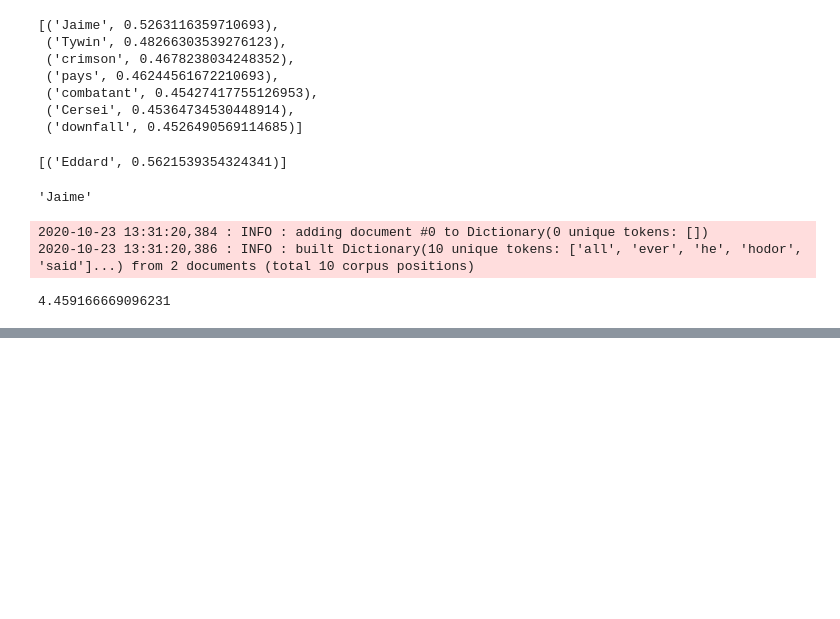
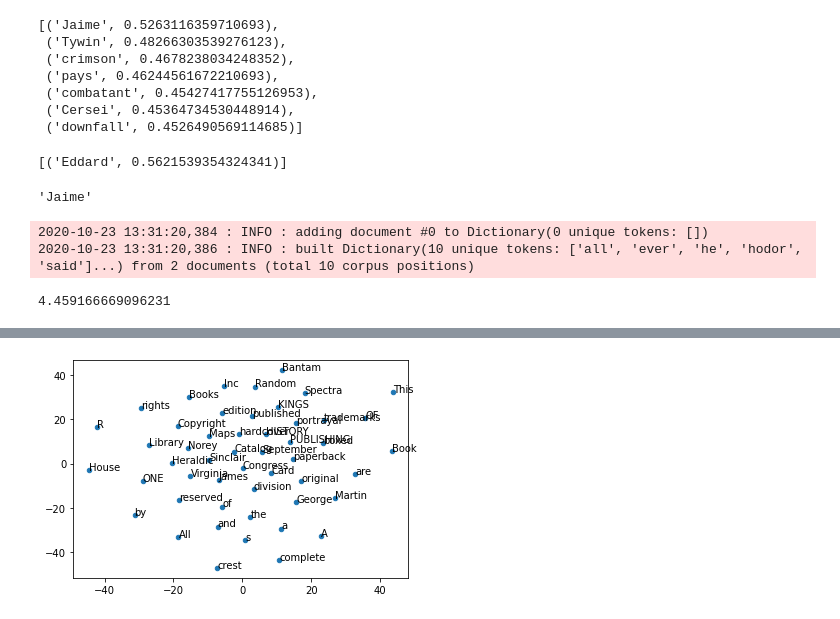
Before and after one commit to patrickodermatt/kbds, a Jupyter notebook: GOT/Thrones2Vec.ipynb, the cells around one changed output, grey strips where cells are left out. Saved outputs shown, nothing was run; the diff lists cells and outputs as text; code cells hidden in the pictures; blank space fills up the shorter version.

```diff
--- a/GOT/Thrones2Vec.ipynb
+++ b/GOT/Thrones2Vec.ipynb
@@ -425,3 +429,43 @@ print(similarity)
 2020-10-23 13:31:20,384 : INFO : adding document #0 to Dictionary(0 unique tokens: [])
 2020-10-23 13:31:20,386 : INFO : built Dictionary(10 unique tokens: ['all', 'ever', 'he', 'hodor', 'said']...) from 2 documents (total 10 corpus positions)
 4.459166669096231
+# %%
+import gensim
+from nltk.data import find
+
+word2vec_sample  = os.path.join("trained", "thrones2vec2.w2v")
+model = gensim.models.Word2Vec.load(word2vec_sample)
+
+# 2D Model anzeigen
+import numpy as np
+labels = []
+count = 0
+max_count = 50
+X = np.zeros(shape=(max_count,len(model['dog'])))
+
+for term in model.wv.vocab:
+    X[count] = model[term]
+    labels.append(term)
+    count+= 1
+    if count >= max_count: break
+
+# It is recommended to use PCA first to reduce to ~50 dimensions
+from sklearn.decomposition import PCA
+pca = PCA(n_components=50)
+X_50 = pca.fit_transform(X)
+
+# Using TSNE to further reduce to 2 dimensions
+from sklearn.manifold import TSNE
+model_tsne = TSNE(n_components=2, random_state=0)
+Y = model_tsne.fit_transform(X_50)
+
+# Show the scatter plot
+import matplotlib.pyplot as plt
+plt.scatter(Y[:,0], Y[:,1], 20)
+
+# Add labels
+for label, x, y in zip(labels, Y[:, 0], Y[:, 1]):
+    plt.annotate(label, xy = (x,y), xytext = (0, 0), textcoords = 'offset points', size = 10)
+
+plt.show()
+# %% [output]
@@ -427,0 +479 @@ print(similarity)
+[figure, added]
```
Also changed, not shown: parts of 7 cells of this notebook.
